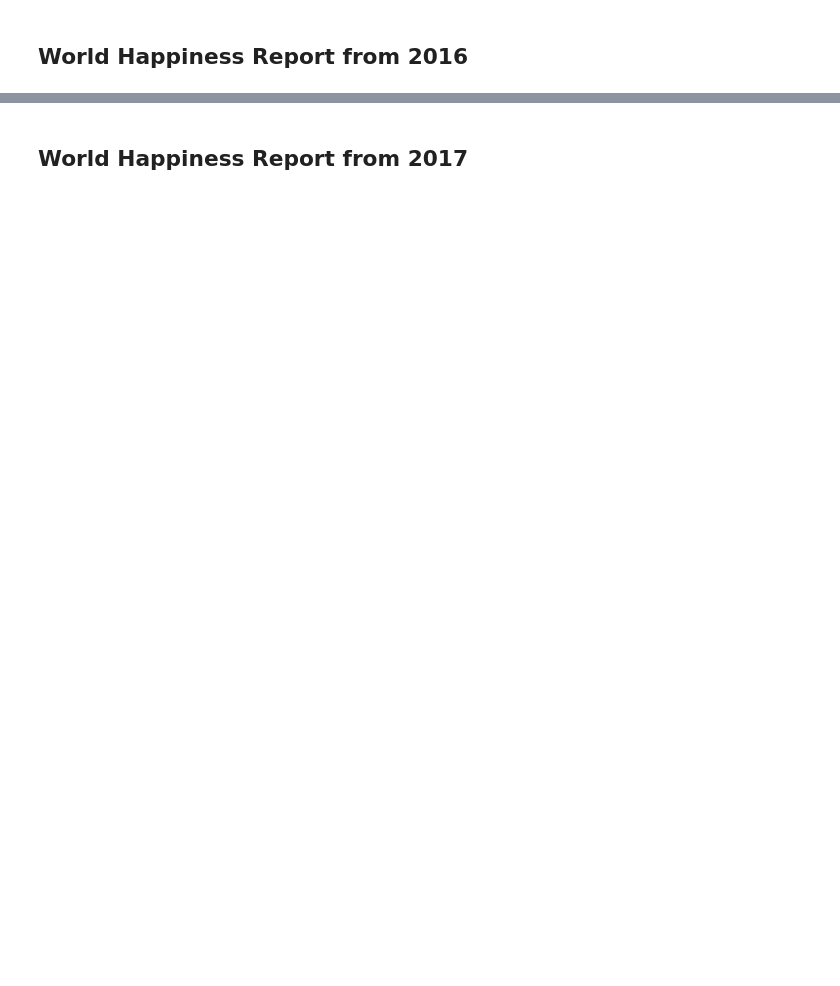
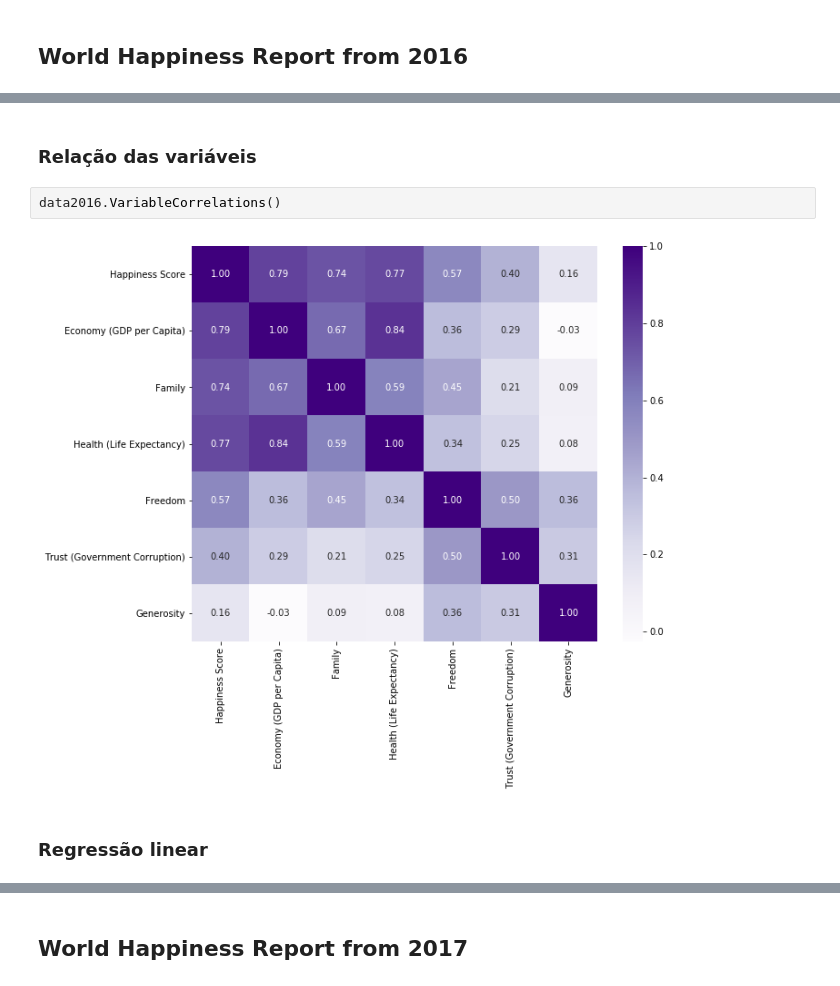
Before and after one commit to WebisD/DatasetAnalysisProject, a Jupyter notebook: main.ipynb, the cells around one changed output, grey strips where cells are left out. Cells and saved outputs as stored; diff of their text form; blank space fills up the shorter version.

```diff
--- a/main.ipynb
+++ b/main.ipynb
@@ -55,0 +81,8 @@ Coeficiente de determinação R2: 0.7206939125540606
+# %% [markdown]
+### Relação das variáveis
+# %%
+data2016.VariableCorrelations()
+# %% [output]
+[figure, added]
+# %% [markdown]
+### Regressão linear
```
Also changed, not shown: parts of 22 cells of this notebook, 1 other file.
